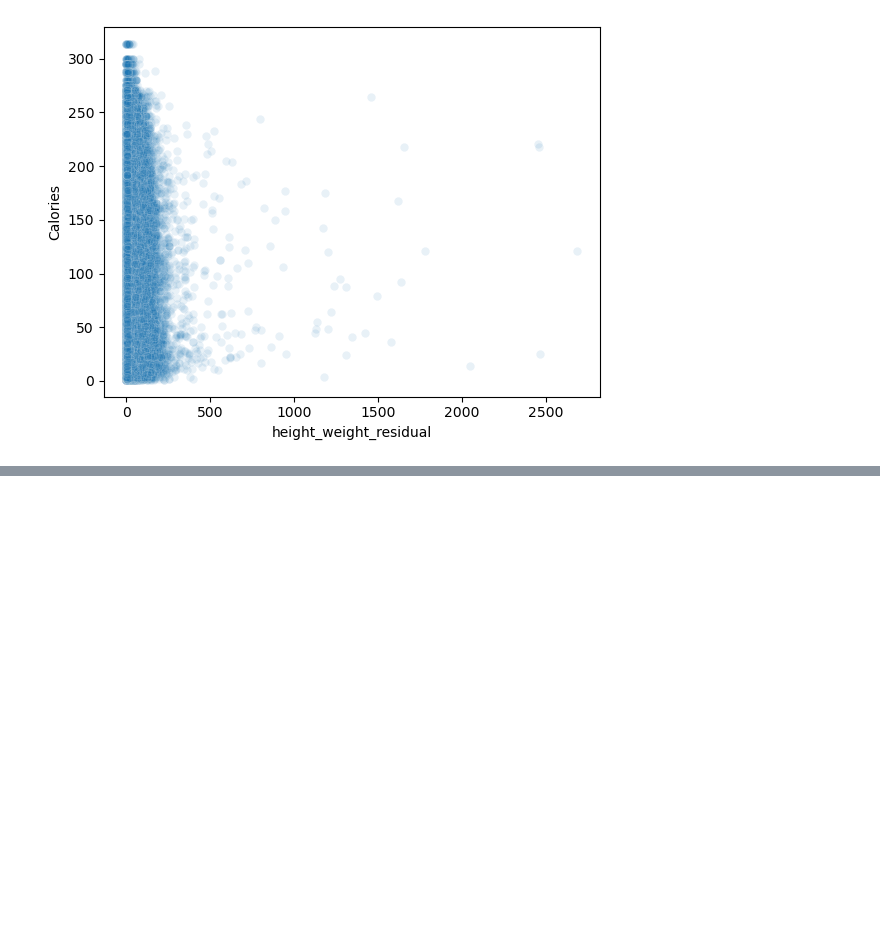
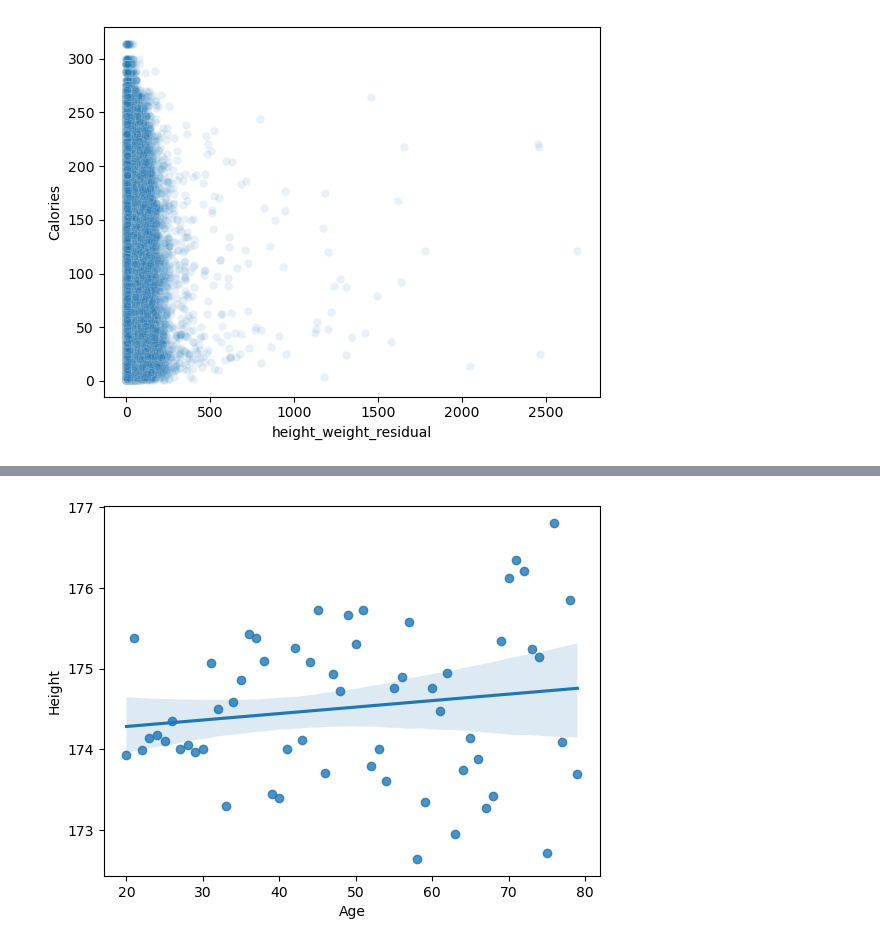
Before and after one commit to richardjana/kaggle, a Jupyter notebook: Playground_Series_5_05--Predict_Calorie_Expenditure/data_analysis.ipynb, the cells around one changed output, grey strips where cells are left out. Cells and saved outputs as stored; diff of their text form; code cells hidden in the pictures; blank space fills up the shorter version.

```diff
--- a/Playground_Series_5_05--Predict_Calorie_Expenditure/data_analysis.ipynb
+++ b/Playground_Series_5_05--Predict_Calorie_Expenditure/data_analysis.ipynb
@@ -105,0 +131,5 @@ sc = sns.scatterplot(data=data_train, x='height_weight_residual', y=TARGET_COL,
+# %%
+sns.regplot(data=df_mean, x=df_mean.index, y='Height')
+plt.savefig('age_height.png')
+# %% [output]
+[figure, added]
```
Also changed, not shown: parts of 3 cells of this notebook.
